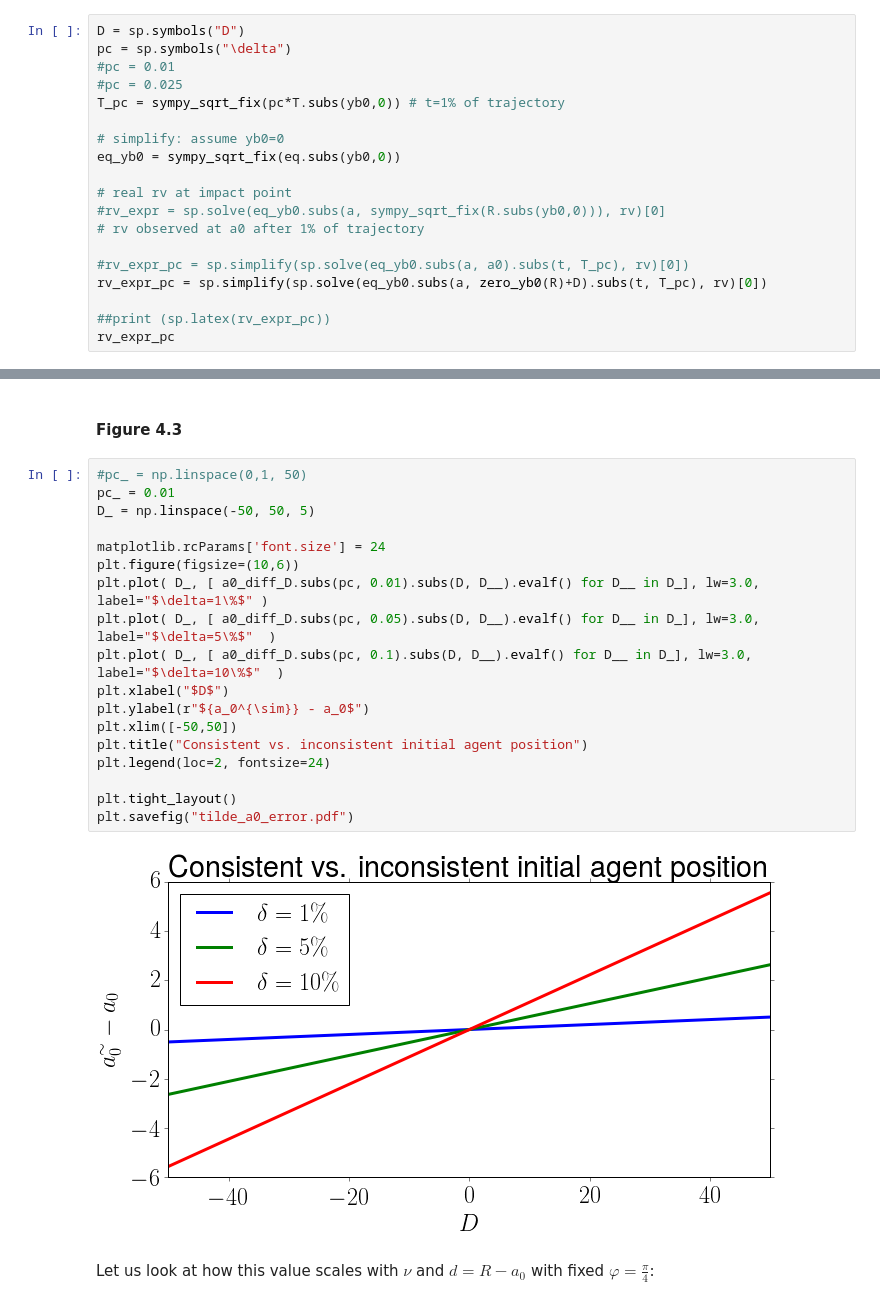
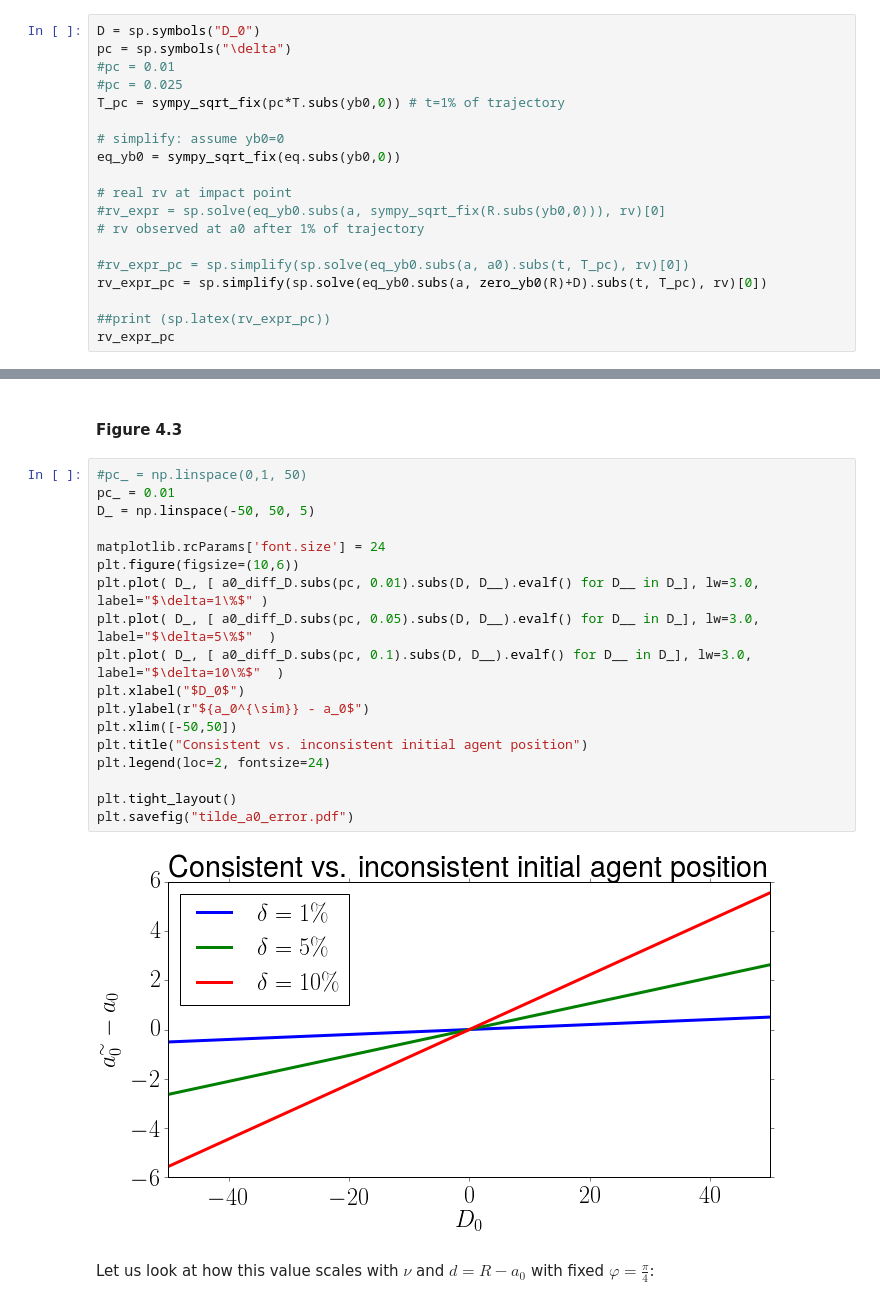
Before and after one commit to shoefer/ball_catching, a Jupyter notebook: ipynb/proofs-chapman.ipynb, the cells around one changed output, grey strips where cells are left out. Cells and saved outputs as stored; diff of their text form.

```diff
--- a/ipynb/proofs-chapman.ipynb
+++ b/ipynb/proofs-chapman.ipynb
@@ -724,7 +724,7 @@ Instead of setting $\vvaref$ to an arbitrary value, how much is the agent off th
 
 Let us assume the agent can perfectly observe $\vvarefincon = \dvva$ after 1% of the trajectory. This would compute as follows:
 # %%
-D = sp.symbols("D")
+D = sp.symbols("D_0")
 pc = sp.symbols("\delta")
 #pc = 0.01
 #pc = 0.025
@@ -811,23 +811,23 @@ This means that the offset that the agent will try to compensate by running does
 # %%
 #pc_ = np.linspace(0,1, 50)
 pc_ = 0.01
 D_ = np.linspace(-50, 50, 5)
 
 matplotlib.rcParams['font.size'] = 24
 plt.figure(figsize=(10,6))
 plt.plot( D_, [ a0_diff_D.subs(pc, 0.01).subs(D, D__).evalf() for D__ in D_], lw=3.0, label="$\delta=1\%$" )
 plt.plot( D_, [ a0_diff_D.subs(pc, 0.05).subs(D, D__).evalf() for D__ in D_], lw=3.0, label="$\delta=5\%$"  )
 plt.plot( D_, [ a0_diff_D.subs(pc, 0.1).subs(D, D__).evalf() for D__ in D_], lw=3.0, label="$\delta=10\%$"  )
-plt.xlabel("$D$")
+plt.xlabel("$D_0$")
 plt.ylabel(r"${a_0^{\sim}} - a_0$")
 plt.xlim([-50,50])
 plt.title("Consistent vs. inconsistent initial agent position")
 plt.legend(loc=2, fontsize=24)
 
 plt.tight_layout()
 plt.savefig("tilde_a0_error.pdf")
 # %% [output]
-[figure, old version]
+[figure, new version]
 # %% [markdown]
 
 Let us look at how this value scales with $\nu$ and $d = R-a_0$ with fixed $\varphi=\frac{\pi}{4}$:
```
Also changed, not shown: parts of 11 cells of this notebook.
